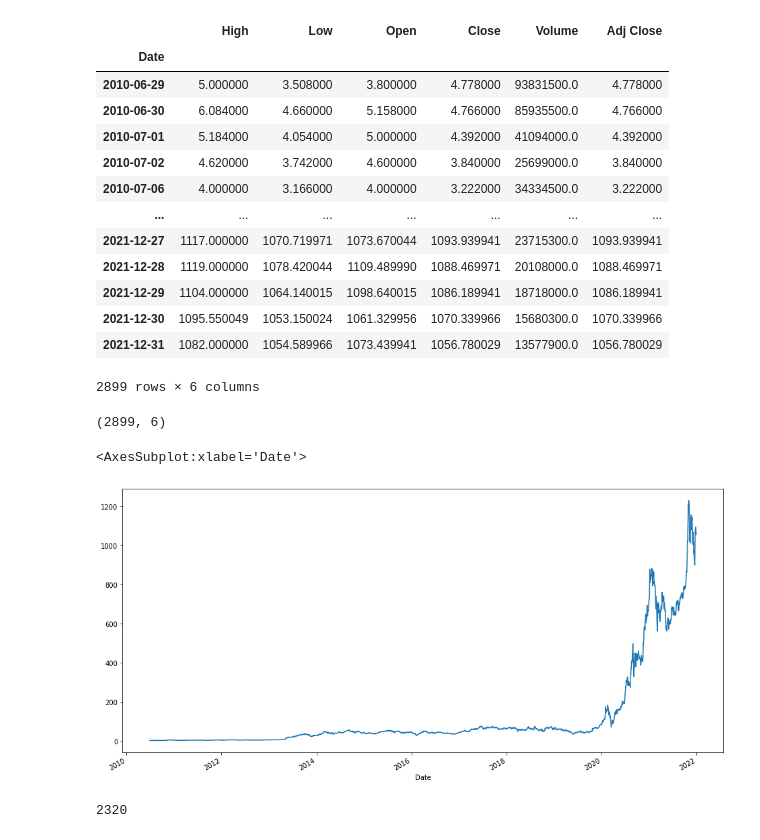
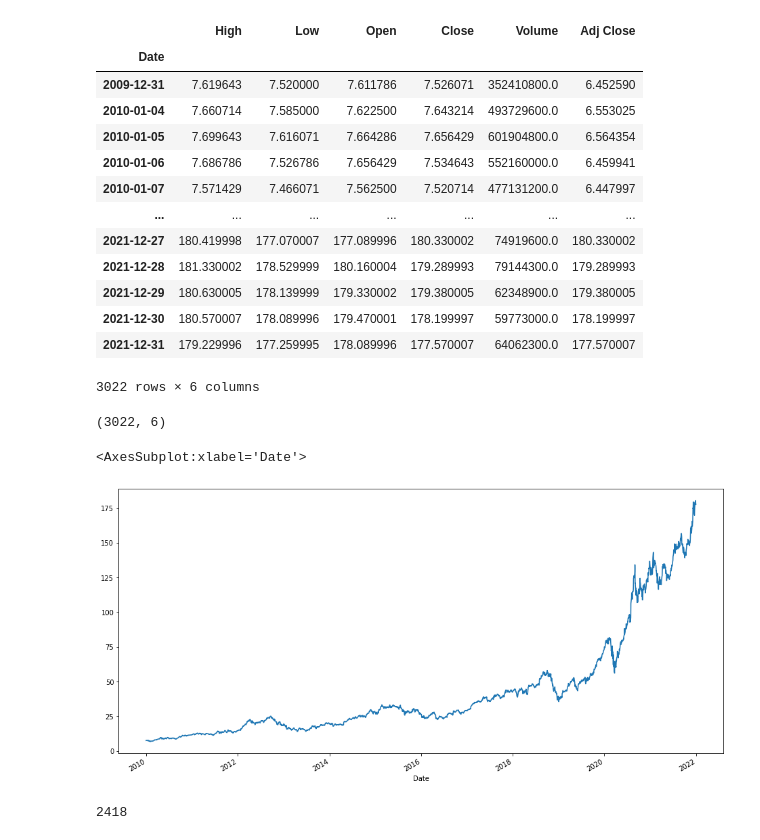
Before and after one commit to TheSaltisHere/Stock-Market-Prediction, a Jupyter notebook: main.ipynb, the cells around one changed output. Saved outputs shown, nothing was run; the diff lists cells and outputs as text; code cells hidden in the pictures.

```diff
--- a/main.ipynb
+++ b/main.ipynb
@@ -10,44 +10,45 @@ from keras.models import Sequential
 from keras.layers import Dense, LSTM
 # %%
 #get data from yahoo of any company
-data_frame=web.DataReader('TSLA',data_source='yahoo',start='2010-01-01',end='2022-01-01')
+data_frame=web.DataReader('AAPL',data_source='yahoo',start='2010-01-01',end='2022-01-01')
 # %%
 #see the data
 data_frame
 # %% [output]
 |  | High | Low | Open | Close | Volume | Adj Close |
 | Date |  |  |  |  |  |  |
-| 2010-06-29 | 5.000000 | 3.508000 | 3.800000 | 4.778000 | 93831500.0 | 4.778000 |
-| 2010-06-30 | 6.084000 | 4.660000 | 5.158000 | 4.766000 | 85935500.0 | 4.766000 |
-| 2010-07-01 | 5.184000 | 4.054000 | 5.000000 | 4.392000 | 41094000.0 | 4.392000 |
-| 2010-07-02 | 4.620000 | 3.742000 | 4.600000 | 3.840000 | 25699000.0 | 3.840000 |
-| 2010-07-06 | 4.000000 | 3.166000 | 4.000000 | 3.222000 | 34334500.0 | 3.222000 |
+| 2009-12-31 | 7.619643 | 7.520000 | 7.611786 | 7.526071 | 352410800.0 | 6.452590 |
+| 2010-01-04 | 7.660714 | 7.585000 | 7.622500 | 7.643214 | 493729600.0 | 6.553025 |
+| 2010-01-05 | 7.699643 | 7.616071 | 7.664286 | 7.656429 | 601904800.0 | 6.564354 |
+| 2010-01-06 | 7.686786 | 7.526786 | 7.656429 | 7.534643 | 552160000.0 | 6.459941 |
+| 2010-01-07 | 7.571429 | 7.466071 | 7.562500 | 7.520714 | 477131200.0 | 6.447997 |
 | ... | ... | ... | ... | ... | ... | ... |
-| 2021-12-27 | 1117.000000 | 1070.719971 | 1073.670044 | 1093.939941 | 23715300.0 | 1093.939941 |
-| 2021-12-28 | 1119.000000 | 1078.420044 | 1109.489990 | 1088.469971 | 20108000.0 | 1088.469971 |
-| 2021-12-29 | 1104.000000 | 1064.140015 | 1098.640015 | 1086.189941 | 18718000.0 | 1086.189941 |
-| 2021-12-30 | 1095.550049 | 1053.150024 | 1061.329956 | 1070.339966 | 15680300.0 | 1070.339966 |
-| 2021-12-31 | 1082.000000 | 1054.589966 | 1073.439941 | 1056.780029 | 13577900.0 | 1056.780029 |
+| 2021-12-27 | 180.419998 | 177.070007 | 177.089996 | 180.330002 | 74919600.0 | 180.330002 |
+| 2021-12-28 | 181.330002 | 178.529999 | 180.160004 | 179.289993 | 79144300.0 | 179.289993 |
+| 2021-12-29 | 180.630005 | 178.139999 | 179.330002 | 179.380005 | 62348900.0 | 179.380005 |
+| 2021-12-30 | 180.570007 | 178.089996 | 179.470001 | 178.199997 | 59773000.0 | 178.199997 |
+| 2021-12-31 | 179.229996 | 177.259995 | 178.089996 | 177.570007 | 64062300.0 | 177.570007 |
-2899 rows × 6 columns
+3022 rows × 6 columns
 # %%
 #rows and columns
 data_frame.shape
 # %% [output]
-(2899, 6)
+(3022, 6)
 # %%
 #see how the data looks like graphically
-data_frame['Close'].plot(figsize=(16,8),label='TSLA')
+data_frame['Close'].plot(figsize=(16,8))
 # %% [output]
 <AxesSubplot:xlabel='Date'>
-[figure, old version]
+[figure, new version]
 # %%
 #get the close price of the stock data in a numpy array
-data_close=data_frame.filter(['Close']).values
+data_close=data_frame.filter(['Close'])
+data_close_set=data_close.values
 #training set 80% of the data
 training_data_len=math.ceil(len(data_close)*0.8)
 training_data_len
 # %% [output]
-2320
+2418
 # %%
 #scaling  the data
 scale=MinMaxScaler(feature_range=(0,1))
```
Also changed, not shown: parts of 11 cells of this notebook.
